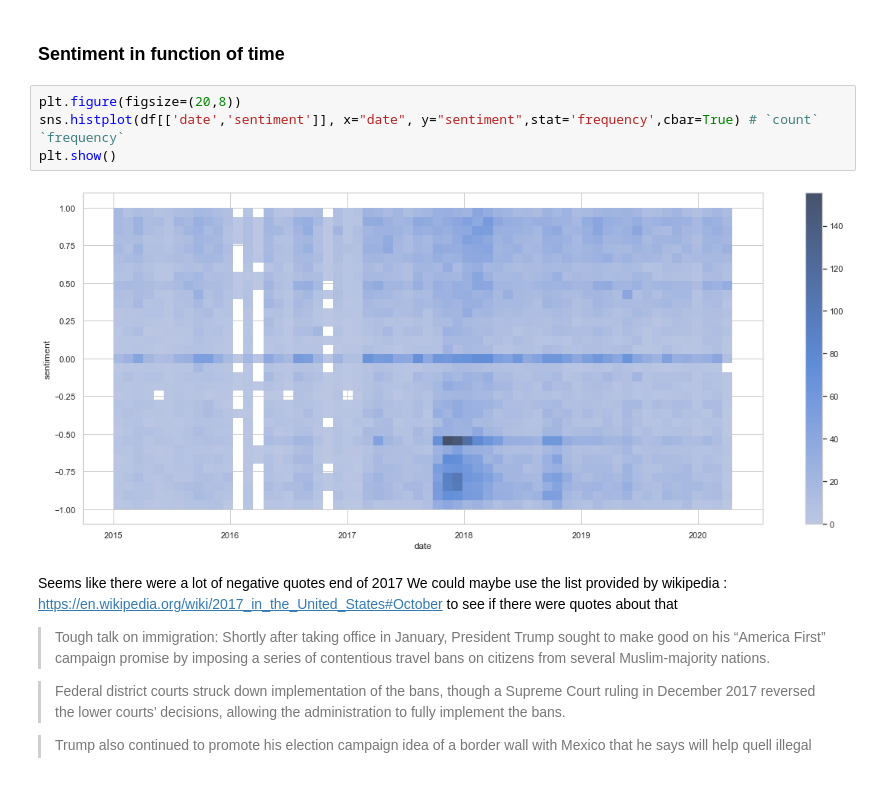
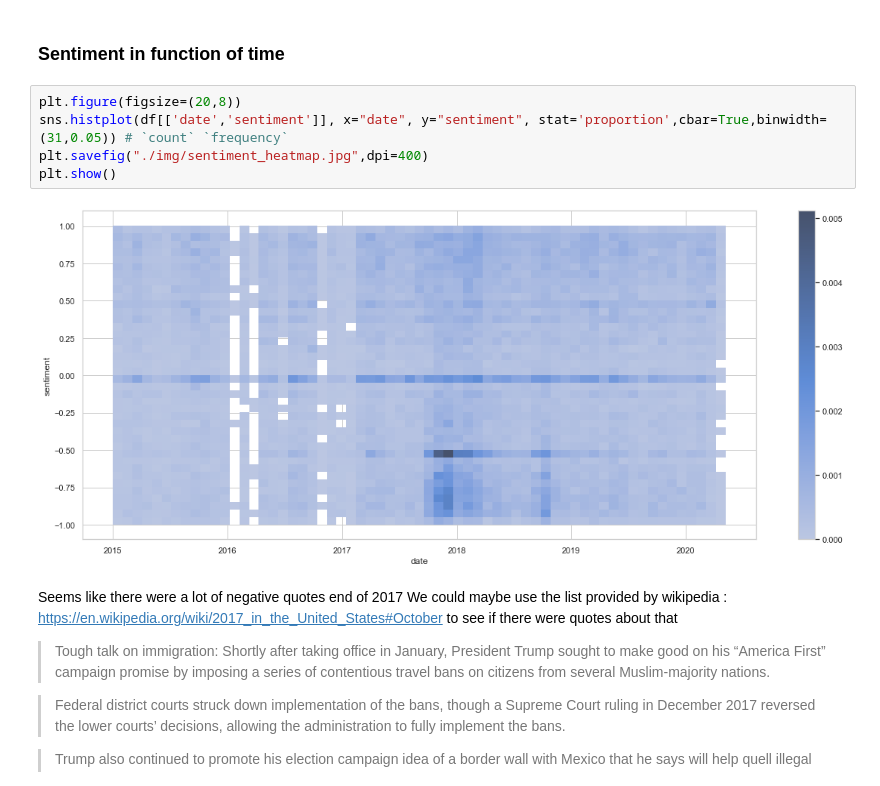
Before and after one commit to epfl-ada/ada-2021-project-concatsanddogs, a Jupyter notebook: Milestone_3_RQ4_sentiment_analysis.ipynb, the cells around one changed output. Saved outputs shown, nothing was run; the diff lists cells and outputs as text.

Commit message:
edits and image

```diff
--- a/Milestone_3_RQ4_sentiment_analysis.ipynb
+++ b/Milestone_3_RQ4_sentiment_analysis.ipynb
@@ -197,10 +197,11 @@ df.head(2)
 ### Sentiment in function of time
 # %%
 plt.figure(figsize=(20,8))
-sns.histplot(df[['date','sentiment']], x="date", y="sentiment",stat='frequency',cbar=True) # `count` `frequency`
+sns.histplot(df[['date','sentiment']], x="date", y="sentiment", stat='proportion',cbar=True,binwidth=(31,0.05)) # `count` `frequency`
+plt.savefig("./img/sentiment_heatmap.jpg",dpi=400)
 plt.show()
 # %% [output]
-[figure, old version]
+[figure, new version]
 # %% [markdown]
 Seems like there were a lot of negative quotes end of 2017
 We could maybe use the list provided by wikipedia : https://en.wikipedia.org/wiki/2017_in_the_United_States#October to see if there were quotes about that
```
Also changed, not shown: parts of 3 cells of this notebook, 2 other files.
